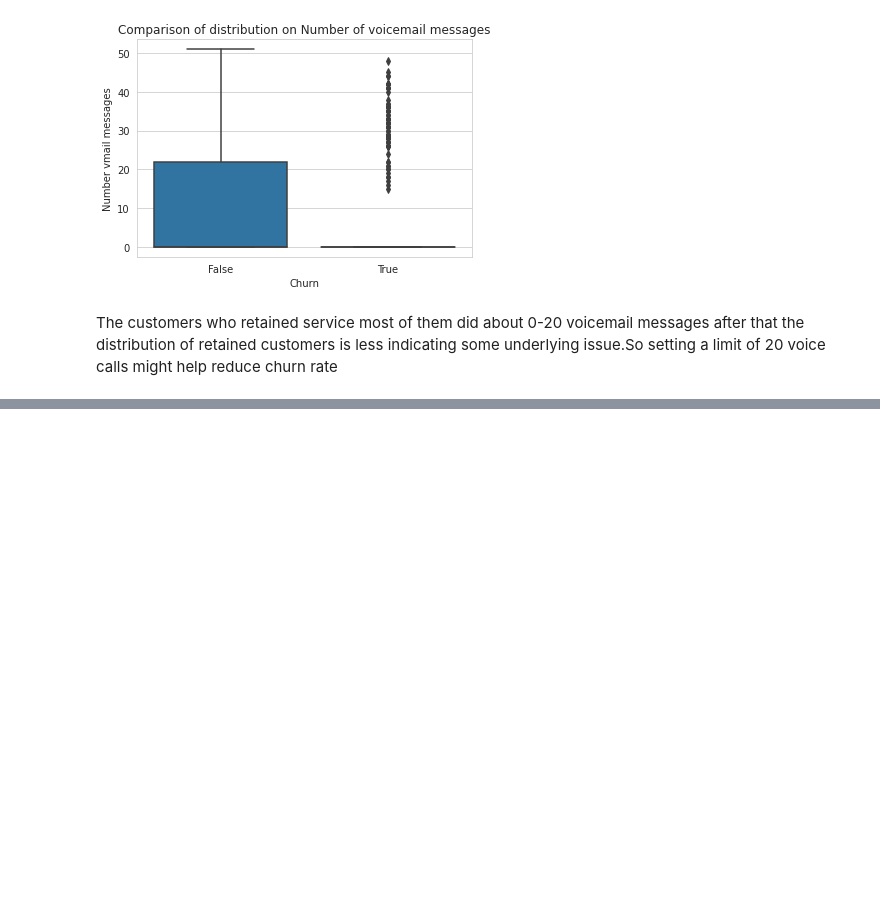
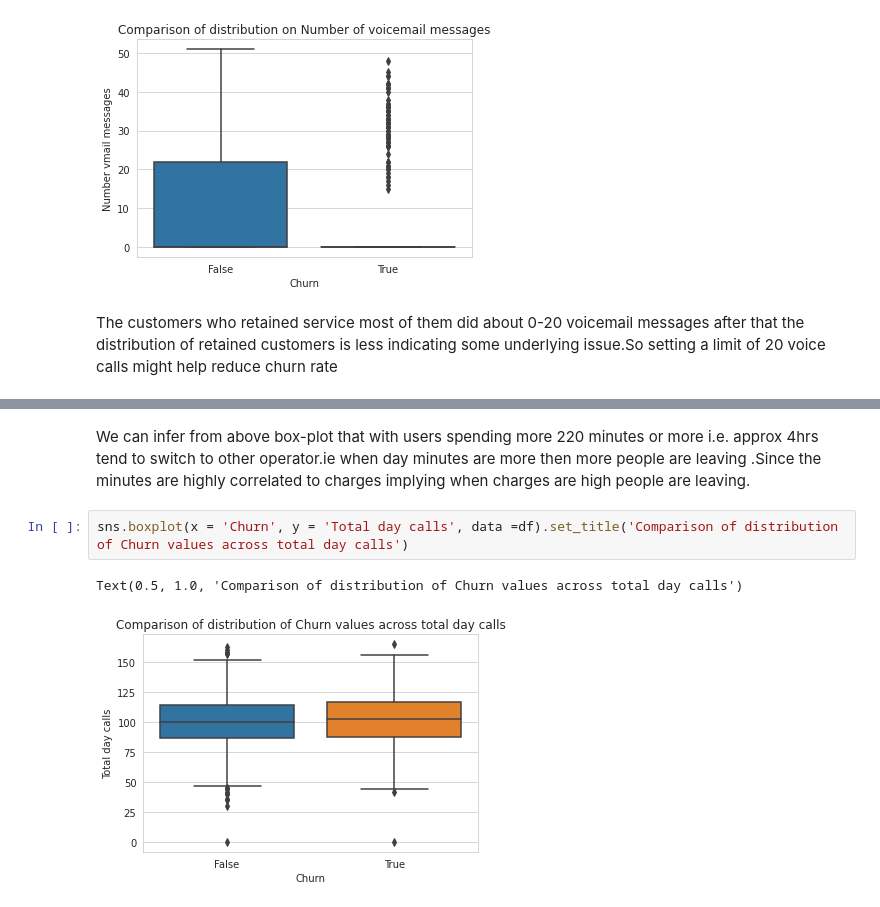
Before and after one commit to kavyas1989/telecom-churn-analysis, a Jupyter notebook: Telecom_Churn_Analysis_Capstone_Project.ipynb, the cells around one changed output, grey strips where cells are left out. Saved outputs shown, nothing was run; the diff lists cells and outputs as text; blank space fills up the shorter version.

```diff
--- a/Telecom_Churn_Analysis_Capstone_Project.ipynb
+++ b/Telecom_Churn_Analysis_Capstone_Project.ipynb
@@ -449,0 +458,7 @@ The customers who retained service most of them  did about 0-20 voicemail messag
+# %% [markdown]
+We can infer from above box-plot that with users spending more 220 minutes or more i.e. approx 4hrs tend to switch to other operator.ie when day minutes are more then more people are leaving .Since the minutes are highly correlated to charges implying when charges are  high people are leaving.
+# %%
+sns.boxplot(x = 'Churn', y = 'Total day calls', data =df).set_title('Comparison of distribution of Churn values across total day calls')
+# %% [output]
+Text(0.5, 1.0, 'Comparison of distribution of Churn values across total day calls')
+[figure, added]
```
Also changed, not shown: parts of 12 cells of this notebook.
